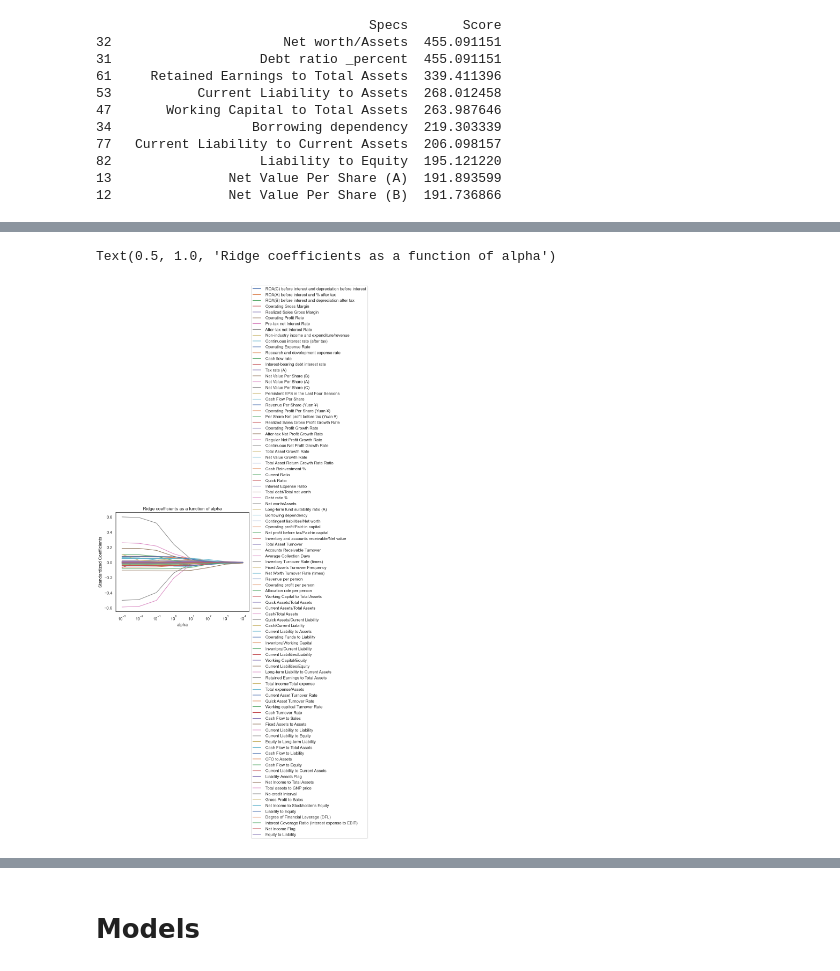
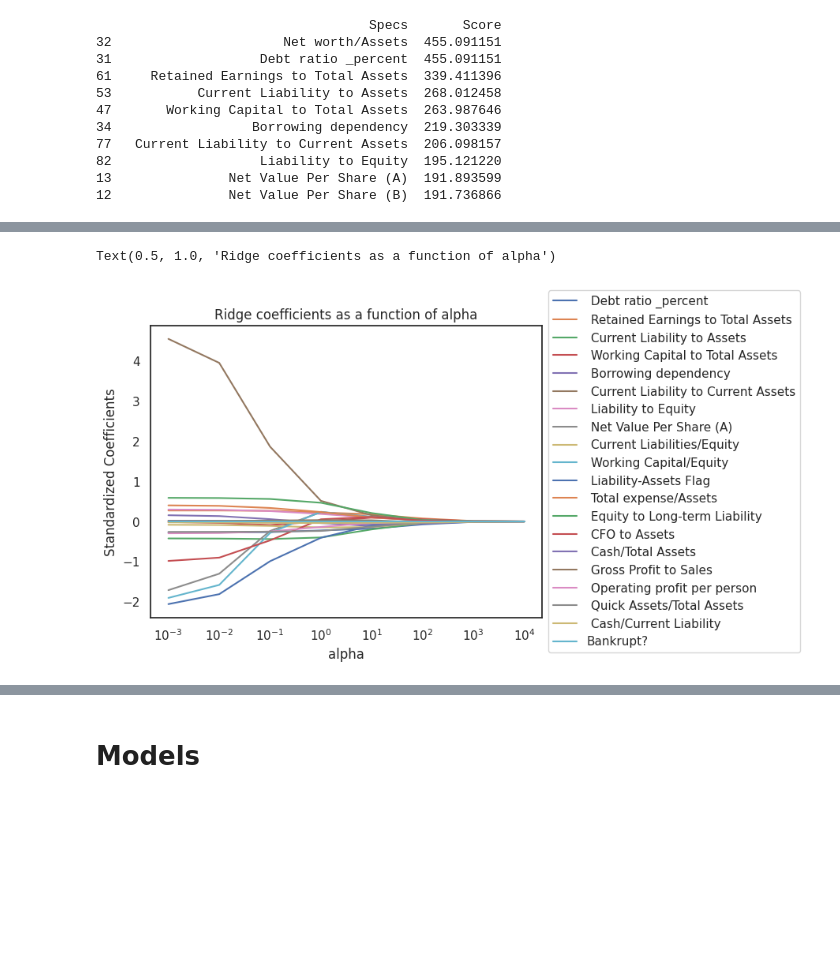
Before and after one commit to VedanshiShah7/Machine-Learning-In-Finance, a Jupyter notebook: Final Project/final_project.ipynb, the cells around one changed output, grey strips where cells are left out. Saved outputs shown, nothing was run; the diff lists cells and outputs as text; code cells hidden in the pictures; blank space fills up the shorter version.

```diff
--- a/Final Project/final_project.ipynb
+++ b/Final Project/final_project.ipynb
@@ -481,28 +463,28 @@ Text(0.5, 1.0, 'Ridge Regression Coefficients')
 # %%
 # fit lasso regression on model
 from sklearn.linear_model import Ridge
 
 alphas = [0.001, 0.01, 0.1, 1, 10, 100, 1000, 10000]
 ridge = Ridge(max_iter=10000)
 coefs = []
 
 for a in alphas:
     ridge.set_params(alpha=a)
     ridge.fit(X_train, y_train)
     coefs.append(ridge.coef_)
 
 ax = plt.gca()
 
 # plot with labels
-plt.plot(alphas, coefs, label=data.columns[1:])
+plt.plot(alphas, coefs, label=X.columns[1:])
 ax.set_xscale('log')
 plt.axis('tight')
 plt.xlabel('alpha')
 plt.ylabel('Standardized Coefficients')
 
 # label outside of the plot
 plt.legend(loc='center left', bbox_to_anchor=(1.0, 0.5))
 plt.title('Ridge coefficients as a function of alpha')
 # %% [output]
 Text(0.5, 1.0, 'Ridge coefficients as a function of alpha')
-[figure, old version]
+[figure, new version]
```
Also changed, not shown: parts of 36 cells of this notebook, 10 other files.
